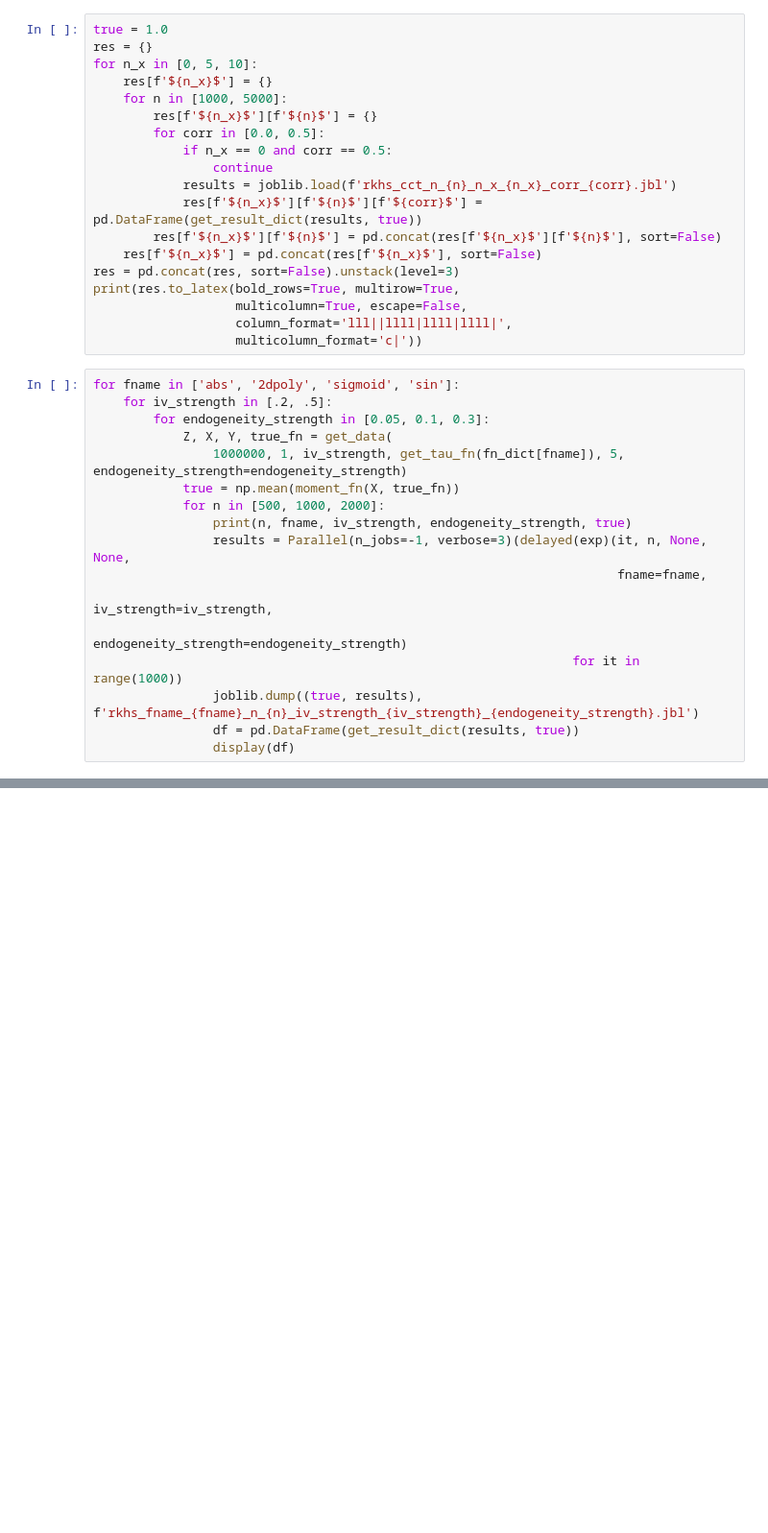
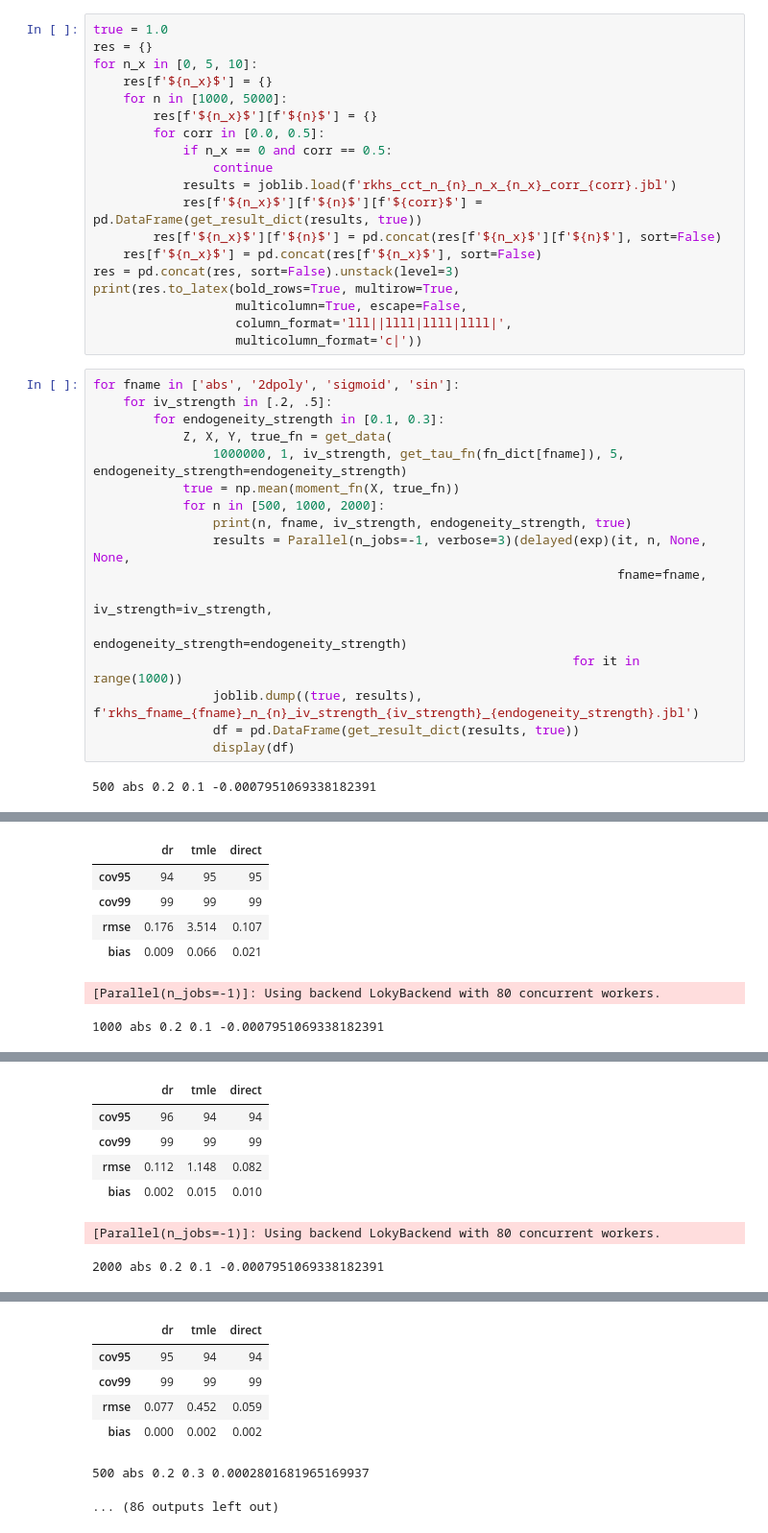
Before and after one commit to syrgkanislab/npiv_functionals, a Jupyter notebook: notebooks/RKHS.ipynb, the cells around one changed output, grey strips where cells are left out. Shown at 96% size. Cells and saved outputs as stored; diff of their text form; blank space fills up the shorter version.

```diff
--- a/notebooks/RKHS.ipynb
+++ b/notebooks/RKHS.ipynb
@@ -297,7 +311,7 @@ print(res.to_latex(bold_rows=True, multirow=True,
 # %%
 for fname in ['abs', '2dpoly', 'sigmoid', 'sin']:
     for iv_strength in [.2, .5]:
-        for endogeneity_strength in [0.05, 0.1, 0.3]:
+        for endogeneity_strength in [0.1, 0.3]:
             Z, X, Y, true_fn = get_data(
                 1000000, 1, iv_strength, get_tau_fn(fn_dict[fname]), 5, endogeneity_strength=endogeneity_strength)
             true = np.mean(moment_fn(X, true_fn))
@@ -311,3 +325,5 @@ for fname in ['abs', '2dpoly', 'sigmoid', 'sin']:
                 joblib.dump((true, results), f'rkhs_fname_{fname}_n_{n}_iv_strength_{iv_strength}_{endogeneity_strength}.jbl')
                 df = pd.DataFrame(get_result_dict(results, true))
                 display(df)
+# %% [output]
+500 abs 0.2 0.1 -0.0007951069338182391
@@ -313,0 +335,7 @@ for fname in ['abs', '2dpoly', 'sigmoid', 'sin']:
+|  | dr | tmle | direct |
+| cov95 | 94 | 95 | 95 |
+| cov99 | 99 | 99 | 99 |
+| rmse | 0.176 | 3.514 | 0.107 |
+| bias | 0.009 | 0.066 | 0.021 |
+[Parallel(n_jobs=-1)]: Using backend LokyBackend with 80 concurrent workers.
+1000 abs 0.2 0.1 -0.0007951069338182391
@@ -313,0 +346,7 @@ for fname in ['abs', '2dpoly', 'sigmoid', 'sin']:
+|  | dr | tmle | direct |
+| cov95 | 96 | 94 | 94 |
+| cov99 | 99 | 99 | 99 |
+| rmse | 0.112 | 1.148 | 0.082 |
+| bias | 0.002 | 0.015 | 0.010 |
+[Parallel(n_jobs=-1)]: Using backend LokyBackend with 80 concurrent workers.
+2000 abs 0.2 0.1 -0.0007951069338182391
@@ -314,3 +357,10 @@ for fname in ['abs', '2dpoly', 'sigmoid', 'sin']:
+|  | dr | tmle | direct |
+| cov95 | 95 | 94 | 94 |
+| cov99 | 99 | 99 | 99 |
+| rmse | 0.077 | 0.452 | 0.059 |
+| bias | 0.000 | 0.002 | 0.002 |
+500 abs 0.2 0.3 0.0002801681965169937
+... (86 outputs left out)
 # %%
 def get_result_dict(results, true, alpha=0.95):
     df = {}
```
Also changed, not shown: parts of 10 cells of this notebook, 2 other files.
